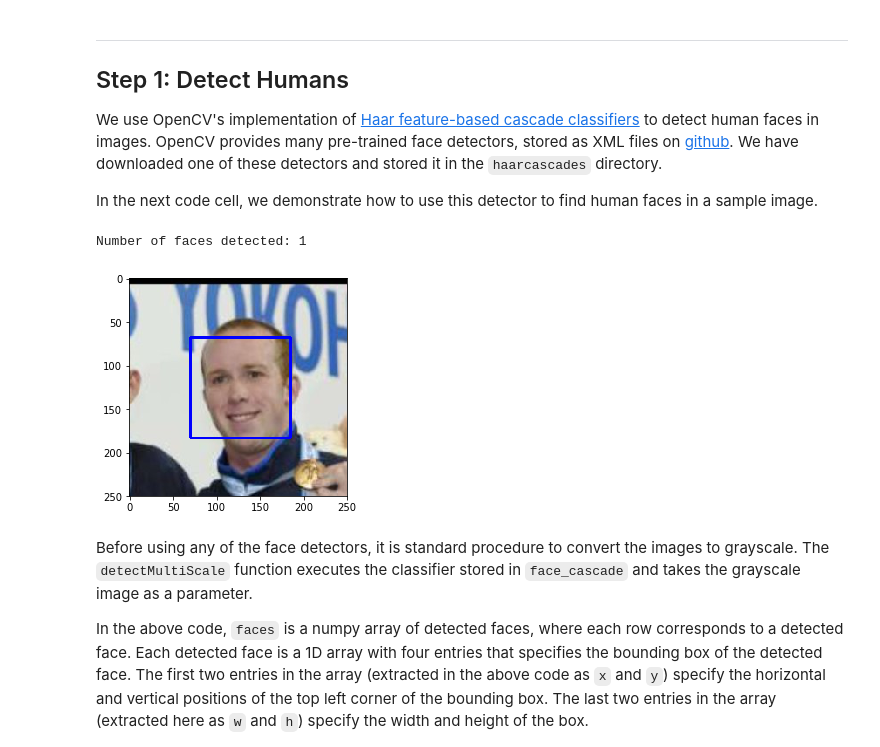
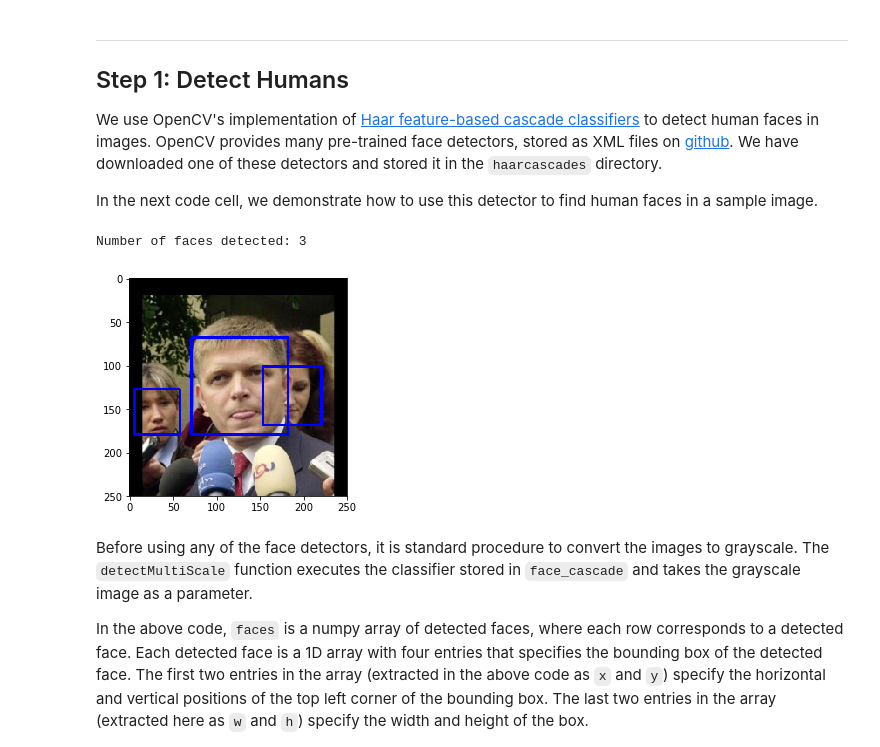
Before and after one commit to OmidVHeravi/DNN_Dog_Detector, a Jupyter notebook: dog_app.ipynb, the cells around one changed output. Saved outputs shown, nothing was run; the diff lists cells and outputs as text; code cells hidden in the pictures.

```diff
--- a/dog_app.ipynb
+++ b/dog_app.ipynb
@@ -115,37 +115,38 @@ In the next code cell, we demonstrate how to use this detector to find human fac
 # %%
 import cv2
 import matplotlib.pyplot as plt
 %matplotlib inline
 
 # extract pre-trained face detector
-face_cascade = cv2.CascadeClassifier('haarcascades/haarcascade_frontalface_alt.xml')
+face_cascade = cv2.CascadeClassifier()
+face_cascade.load('haarcascades/haarcascade_frontalface_alt.xml')
 
 # load color (BGR) image
-img = cv2.imread('lfw/lfw/Thomas_Wilkens/Thomas_Wilkens_0001.jpg')
+img = cv2.imread('lfw/lfw/Robert_Fico/Robert_Fico_0001.jpg')
 
 # convert BGR image to grayscale
 gray = cv2.cvtColor(img, cv2.COLOR_BGR2GRAY)
 
 # find faces in image
 faces = face_cascade.detectMultiScale(gray)
 
 # print number of faces detected in the image
 print('Number of faces detected:', len(faces))
 
 # get bounding box for each detected face
 for (x,y,w,h) in faces:
     # add bounding box to color image
     cv2.rectangle(img,(x,y),(x+w,y+h),(255,0,0),2)
 
 # convert BGR image to RGB for plotting
 cv_rgb = cv2.cvtColor(img, cv2.COLOR_BGR2RGB)
 
 # display the image, along with bounding box
 plt.imshow(cv_rgb)
 plt.show()
 # %% [output]
-Number of faces detected: 1
+Number of faces detected: 3
-[figure, old version]
+[figure, new version]
 # %% [markdown]
 Before using any of the face detectors, it is standard procedure to convert the images to grayscale.  The `detectMultiScale` function executes the classifier stored in `face_cascade` and takes the grayscale image as a parameter.
 
```
Also changed, not shown: parts of 28 cells of this notebook, 11 other files.
